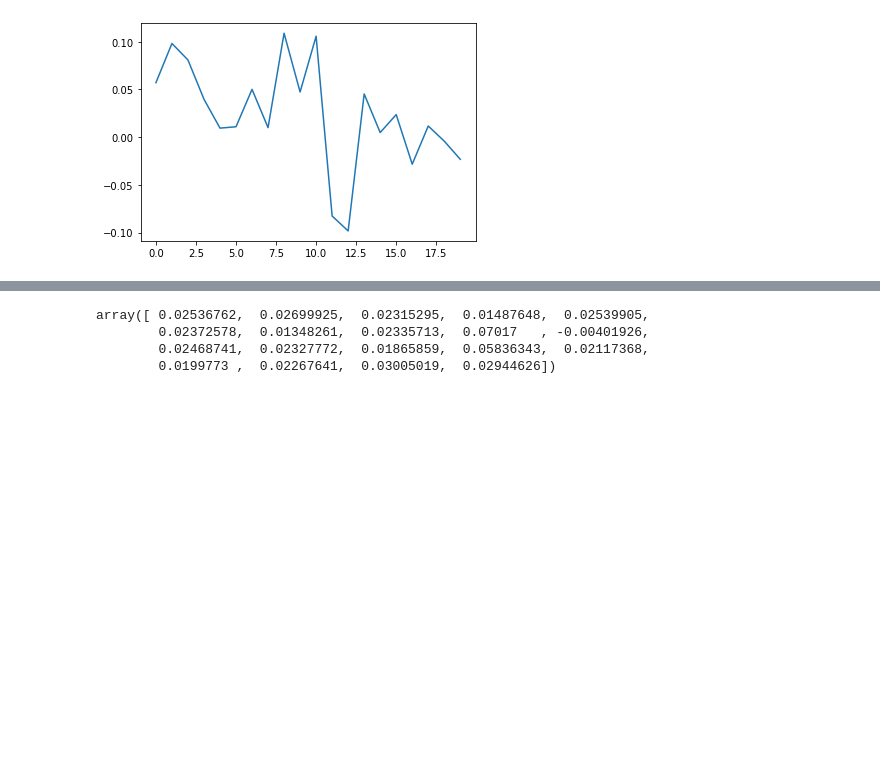
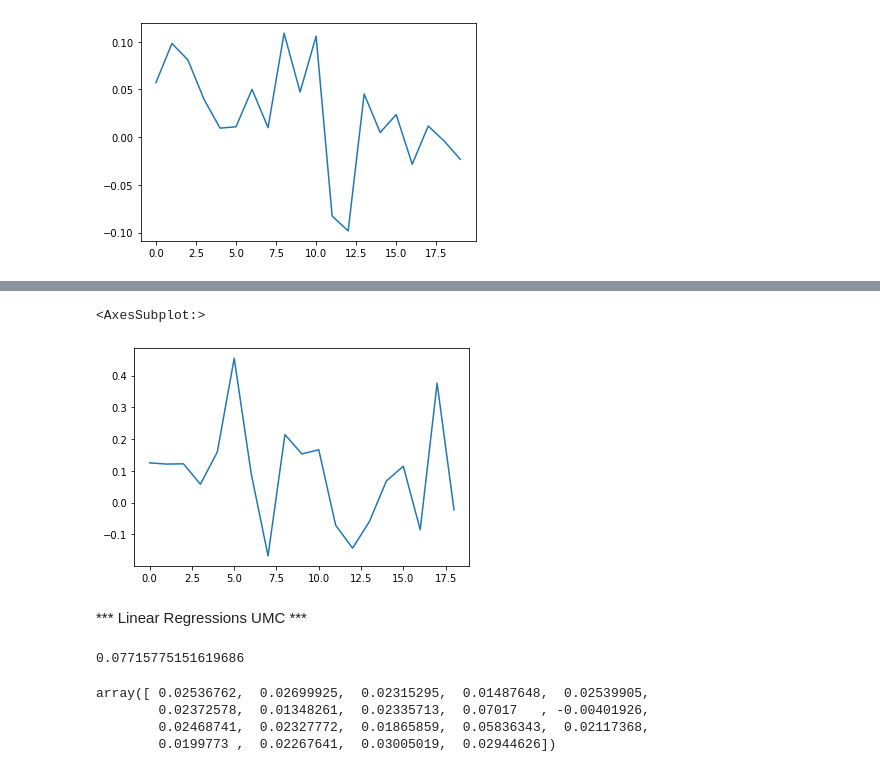
Before and after one commit to chuyishang/Intel-Project, a Jupyter notebook: notebooks/Basic-Intel-Regression.ipynb, the cells around one changed output, grey strips where cells are left out. Saved outputs shown, nothing was run; the diff lists cells and outputs as text; code cells hidden in the pictures; blank space fills up the shorter version.

```diff
--- a/notebooks/Basic-Intel-Regression.ipynb
+++ b/notebooks/Basic-Intel-Regression.ipynb
@@ -42,0 +28,2 @@ See the caveats in the documentation: https://pandas.pydata.org/pandas-docs/stab
+# %%
+AMD = stocks.get_revenue('AMD')
@@ -103,6 +134,7 @@ UMC
 UMC = UMC.iloc[::-1]
 AAPL = AAPL.iloc[::-1]
 QCOM = QCOM.iloc[::-1]
+AMD = AMD.iloc[::-1]
 
 # Difference the data
 UMC["revChange"] = pd.to_numeric(UMC.totalRevenue).diff()
@@ -111,6 +143,8 @@ AAPL["revChange"] = pd.to_numeric(AAPL.totalRevenue).diff()
 AAPL["pctRevChange"] = pd.to_numeric(AAPL.totalRevenue).pct_change()
 QCOM["revChange"] = pd.to_numeric(QCOM.totalRevenue).diff()
 QCOM["pctRevChange"] = pd.to_numeric(QCOM.totalRevenue).pct_change()
+AMD["revChange"] = pd.to_numeric(AMD.totalRevenue).diff()
+AMD["pctRevChange"] = pd.to_numeric(AMD.totalRevenue).pct_change()
 # %% [output]
 A value is trying to be set on a copy of a slice from a DataFrame.
 Try using .loc[row_indexer,col_indexer] = value instead
@@ -157,4 +210,11 @@ QCOM.pctRevChange.plot()
 [figure]
+# %%
+AMD.pctRevChange.plot()
+# %% [output]
+<AxesSubplot:>
+[figure, added]
+# %% [markdown]
+*** Linear Regressions UMC ***
 # %%
 import numpy as np
 from sklearn.linear_model import LinearRegression
@@ -168,3 +228,6 @@ reg = model.fit(x,y)
 # %%
-r_sq = model.score(x, y)
+r_sq = model.score(x_qcom, y_umc)
+r_sq
+# %% [output]
+0.07715775151619686
 # %%
```
Also changed, not shown: parts of 55 cells of this notebook, 5 other files.
